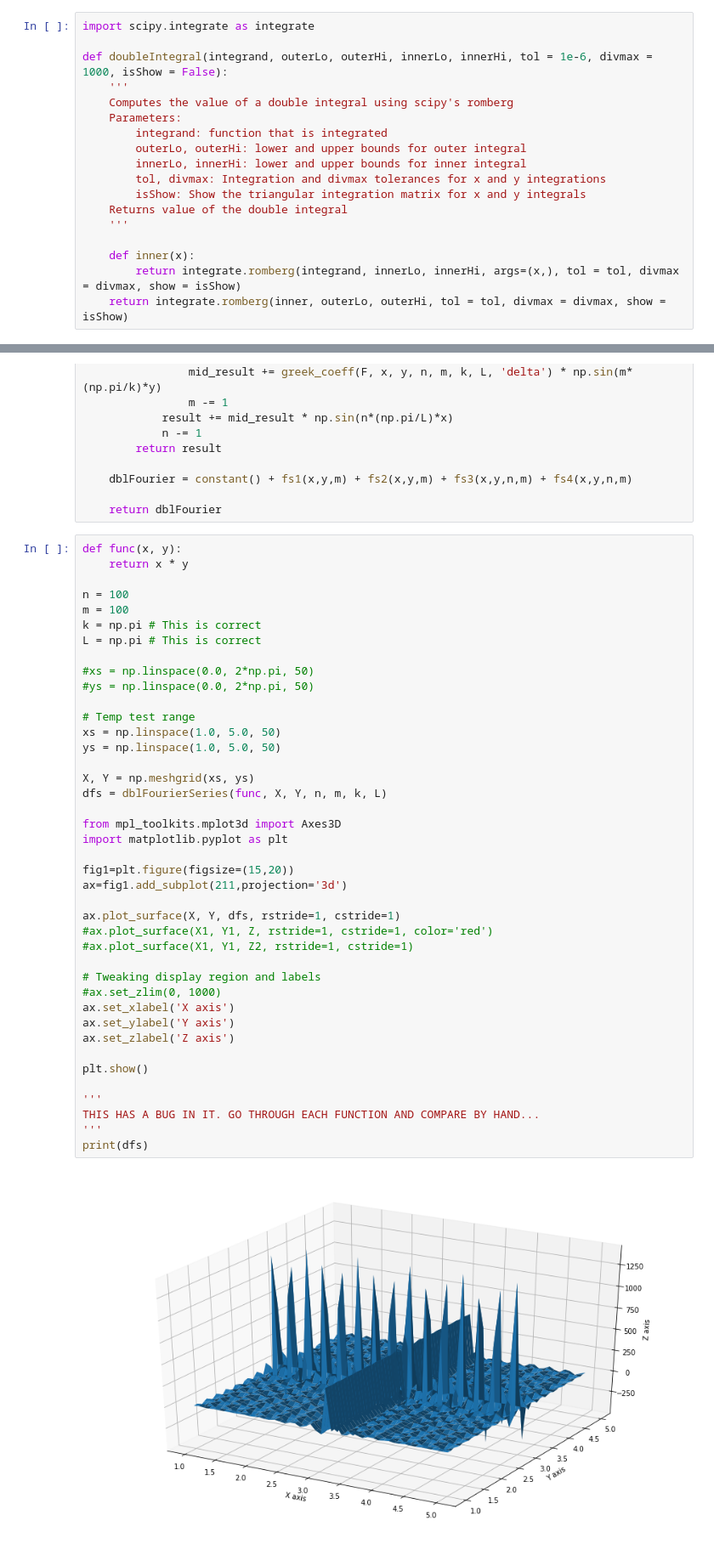
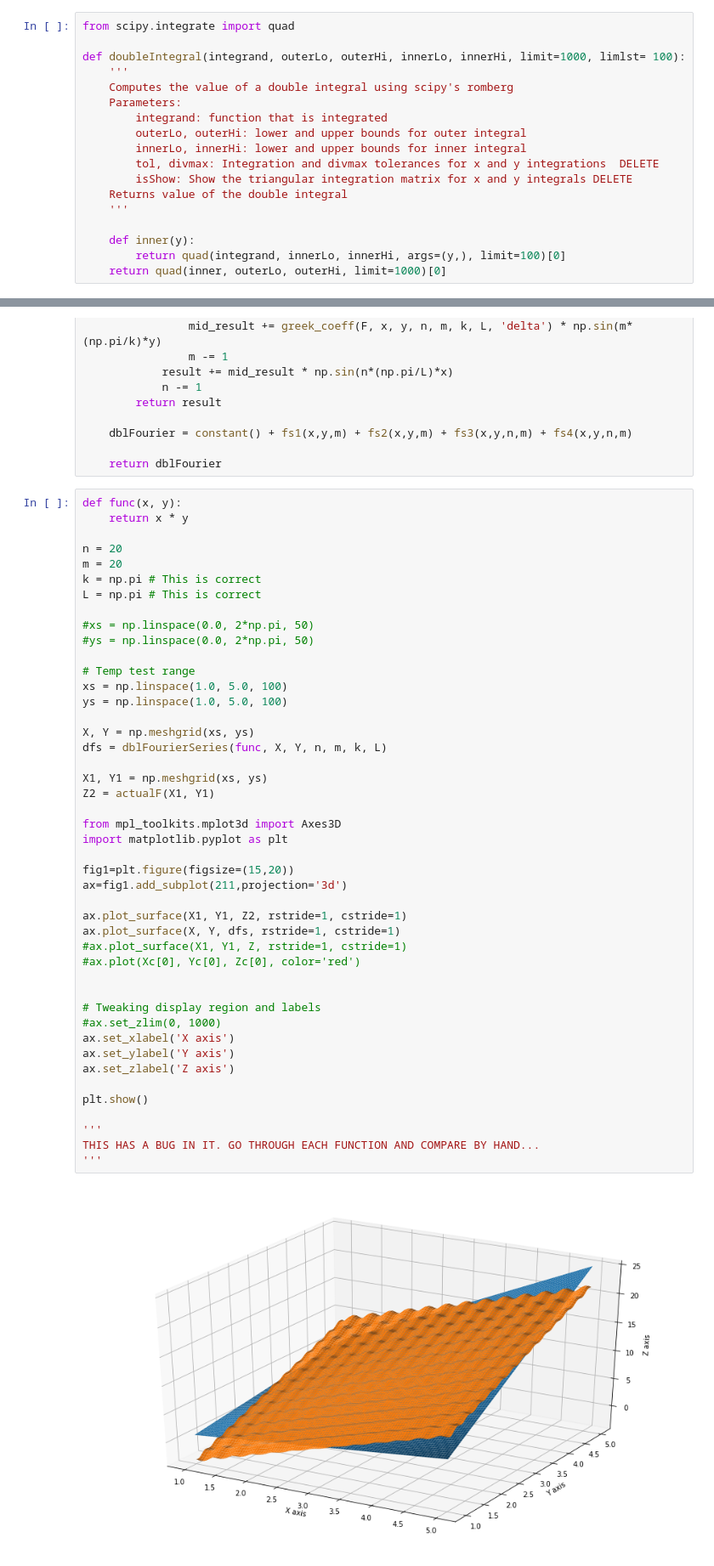
Before and after one commit to kennethsharman/PHYS_481, a Jupyter notebook: Reference/Double Fourier Series.ipynb, the cells around one changed output, grey strips where cells are left out. Shown at 85% size. Saved outputs shown, nothing was run; the diff lists cells and outputs as text.

```diff
--- a/Reference/Double Fourier Series.ipynb
+++ b/Reference/Double Fourier Series.ipynb
@@ -63,23 +63,23 @@ $$ \delta_{nm} = \frac{1}{kL} \int_{0}^{2k} \int_{0}^{2L} F(x,y) \sin \Big( n \f
 
 In order to evaluate the Double Fourier Series of a function, we will need to perform double integration. First, we define a double integral function.
 # %%
-import scipy.integrate as integrate
+from scipy.integrate import quad
 
-def doubleIntegral(integrand, outerLo, outerHi, innerLo, innerHi, tol = 1e-6, divmax = 1000, isShow = False):
+def doubleIntegral(integrand, outerLo, outerHi, innerLo, innerHi, limit=1000, limlst= 100):
     '''
     Computes the value of a double integral using scipy's romberg
     Parameters:
         integrand: function that is integrated
         outerLo, outerHi: lower and upper bounds for outer integral
         innerLo, innerHi: lower and upper bounds for inner integral
-        tol, divmax: Integration and divmax tolerances for x and y integrations
-        isShow: Show the triangular integration matrix for x and y integrals
+        tol, divmax: Integration and divmax tolerances for x and y integrations  DELETE
+        isShow: Show the triangular integration matrix for x and y integrals DELETE
     Returns value of the double integral
     '''
 
-    def inner(x):
-        return integrate.romberg(integrand, innerLo, innerHi, args=(x,), tol = tol, divmax = divmax, show = isShow)
-    return integrate.romberg(inner, outerLo, outerHi, tol = tol, divmax = divmax, show = isShow)
+    def inner(y):
+        return quad(integrand, innerLo, innerHi, args=(y,), limit=100)[0]
+    return quad(inner, outerLo, outerHi, limit=1000)[0]
 # %% [markdown]
 Now, we define functions for the function for which we wish to compute Fourier Series and a function that allows us to compute the four greek labeled coefficients; alpha, beta, gamma, delta.
 # %%
@@ -261,42 +269,46 @@ def dblFourierSeries(F, x, y, n, m, k, L):
 def func(x, y):
     return x * y
 
-n = 100
-m = 100
+n = 20
+m = 20
 k = np.pi # This is correct
 L = np.pi # This is correct
 
 #xs = np.linspace(0.0, 2*np.pi, 50)
 #ys = np.linspace(0.0, 2*np.pi, 50)
 
 # Temp test range
-xs = np.linspace(1.0, 5.0, 50)
-ys = np.linspace(1.0, 5.0, 50)
+xs = np.linspace(1.0, 5.0, 100)
+ys = np.linspace(1.0, 5.0, 100)
 
 X, Y = np.meshgrid(xs, ys)
 dfs = dblFourierSeries(func, X, Y, n, m, k, L)
+
+X1, Y1 = np.meshgrid(xs, ys)
+Z2 = actualF(X1, Y1)
 
 from mpl_toolkits.mplot3d import Axes3D
 import matplotlib.pyplot as plt
 
 fig1=plt.figure(figsize=(15,20))
 ax=fig1.add_subplot(211,projection='3d')
 
+ax.plot_surface(X1, Y1, Z2, rstride=1, cstride=1)
 ax.plot_surface(X, Y, dfs, rstride=1, cstride=1)
-#ax.plot_surface(X1, Y1, Z, rstride=1, cstride=1, color='red')
-#ax.plot_surface(X1, Y1, Z2, rstride=1, cstride=1)
+#ax.plot_surface(X1, Y1, Z, rstride=1, cstride=1)
+#ax.plot(Xc[0], Yc[0], Zc[0], color='red')
+
 
 # Tweaking display region and labels
 #ax.set_zlim(0, 1000)
 ax.set_xlabel('X axis')
 ax.set_ylabel('Y axis')
 ax.set_zlabel('Z axis')
 
 plt.show()
 
 '''
 THIS HAS A BUG IN IT. GO THROUGH EACH FUNCTION AND COMPARE BY HAND...
 '''
-print(dfs)
 # %% [output]
-[figure, old version]
+[figure, new version]
```
Also changed, not shown: parts of 2 cells of this notebook, 1 other file.
